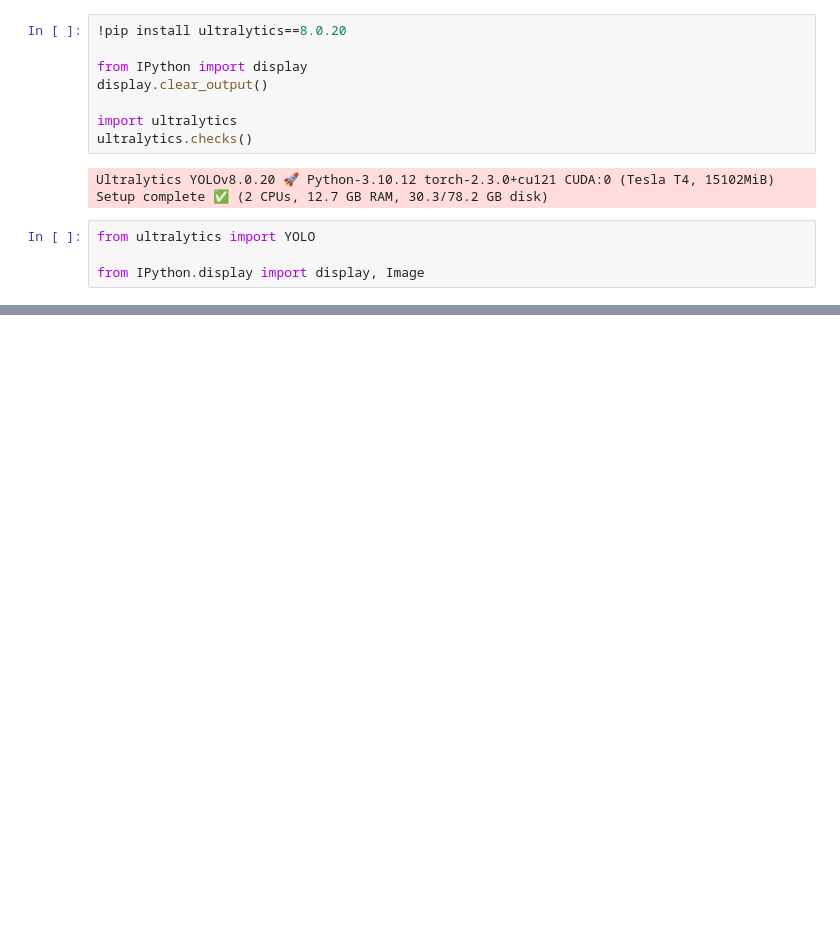
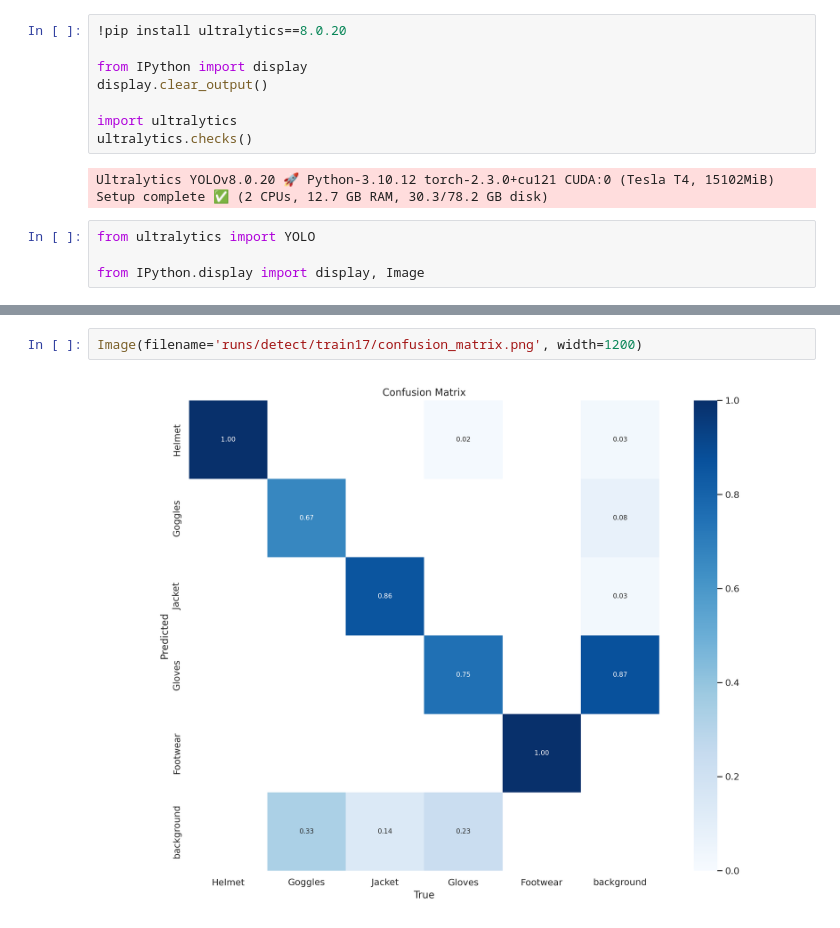
Before and after one commit to muhibulnabi1351/WSP, a Jupyter notebook: WSP_Project.ipynb, the cells around one changed output, grey strips where cells are left out. Drawn from its saved outputs; the diff is of its cells as text; blank space fills up the shorter version.

```diff
--- a/WSP_Project.ipynb
+++ b/WSP_Project.ipynb
@@ -89,0 +110,4 @@ ls
+# %%
+Image(filename='runs/detect/train17/confusion_matrix.png', width=1200)
+# %% [output]
+[figure, added]
```
Also changed, not shown: parts of 12 cells of this notebook.
